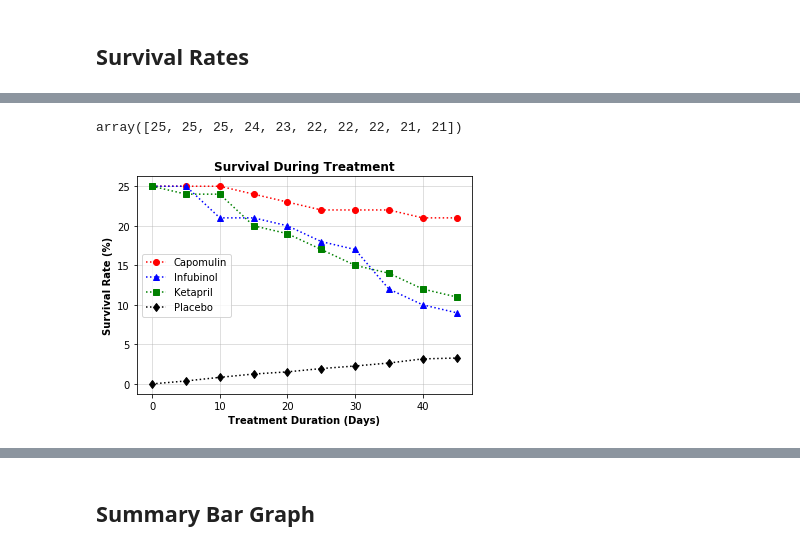
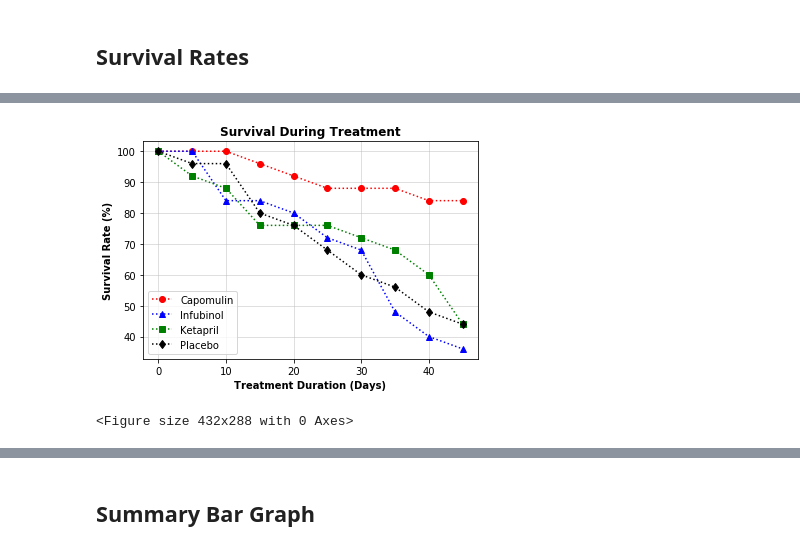
Before and after one commit to Yashwinie/bootcampspot-homework, a Jupyter notebook: mathplotlib-challenge/Pymaceuticals/Pymaceuticals_YSS.ipynb, the cells around one changed output, grey strips where cells are left out. Drawn from its saved outputs; the diff is of its cells as text; code cells hidden in the pictures.

Commit message:
plotting

```diff
--- a/mathplotlib-challenge/Pymaceuticals/Pymaceuticals_YSS.ipynb
+++ b/mathplotlib-challenge/Pymaceuticals/Pymaceuticals_YSS.ipynb
@@ -230,9 +229,10 @@ plt.show()
 ## Survival Rates
 # %%
 # Store the Count of Mice Grouped by Drug and Timepoint (W can pass any metric)
-micecount_grouped = pd.DataFrame(mouseclinicaldata_df.groupby(['Drug', 'Timepoint']).count()
+micecount_grouped = pd.DataFrame(mouseclinicaldata_df.groupby(['Drug', 'Timepoint']).values()['Mouse ID'])
+
+micecount_grouped = pd.DataFrame(mouseclinicaldata_df.groupby(['Drug', 'Timepoint']).values()
                                        ['Mouse ID'])
-
 # Preview DataFrame
 micecount_grouped.head(5)
 # %% [output]
@@ -268,41 +262,43 @@ final_micecount
 | 9 | 45 | 21 | 13 | 9 | 11 | 13 | 11 | 7 | 20 | 11 | ... |
 # %%
 #converting mice counts to survival rates in percentages
-capomulin_percent = (final_micecount['Capomulin'].values)/25
+Capomulin_percent = ((final_micecount['Capomulin'].values)/25)*100
 
-capomulin_percent
+Infubinol_percent = ((final_micecount['Infubinol'].values)/25)*100
+
+Ketapril_percent = ((final_micecount['Ketapril'].values)/25)*100
+
+Placebo_percent = ((final_micecount['Placebo'].values)/25)*100
-# %% [output]
-array([25, 25, 25, 24, 23, 22, 22, 22, 21, 21])
 # %%
 # Generate the Plot (Accounting for percentages)
 
 x = final_micecount['Timepoint']
 
-#need to convert to percentage
-y1 = final_micecount['Capomulin']
-y2 = final_micecount['Infubinol']
-y3 = final_micecount['Ketapril']
-y3 = final_micecount['Placebo']
+y2 = Infubinol_percent
+y3 = Ketapril_percent
+y4 = Placebo_percent
 
 plt.errorbar(x, y1, color='red', label='Capomulin', marker='o', linestyle=":")
 plt.errorbar (x, y2, color='blue', label='Infubinol', marker='^', linestyle=":")
 plt.errorbar(x, y3, color='green', label='Ketapril', marker='s', linestyle=":")
 plt.errorbar(x, y4, color='black', label='Placebo', marker='d', linestyle=":")
 
 plt.grid(linestyle='-', alpha=0.5)
 
 plt.legend(loc="best")
 
 plt.title("Survival During Treatment", fontweight='bold')
 plt.xlabel("Treatment Duration (Days)", fontweight='bold')
 plt.ylabel("Survival Rate (%)", fontweight='bold')
 
 # Show the Figure
 plt.show()
 
 # Save the Figure
+plt.savefig("../Images/survivalrate.png")
 # %% [output]
-[figure, old version]
+[figure, new version]
+<Figure size 432x288 with 0 Axes>
 # %% [markdown]
 ![Metastatic Spread During Treatment](../Images/survival.png)
 # %% [markdown]
```
Also changed, not shown: parts of 3 cells of this notebook, 1 other file.
